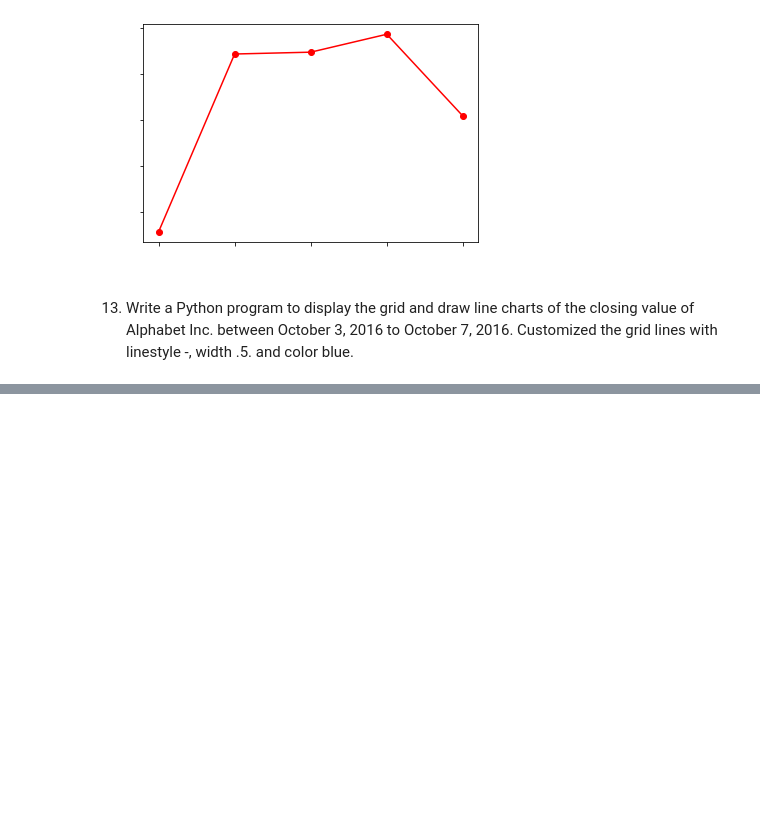
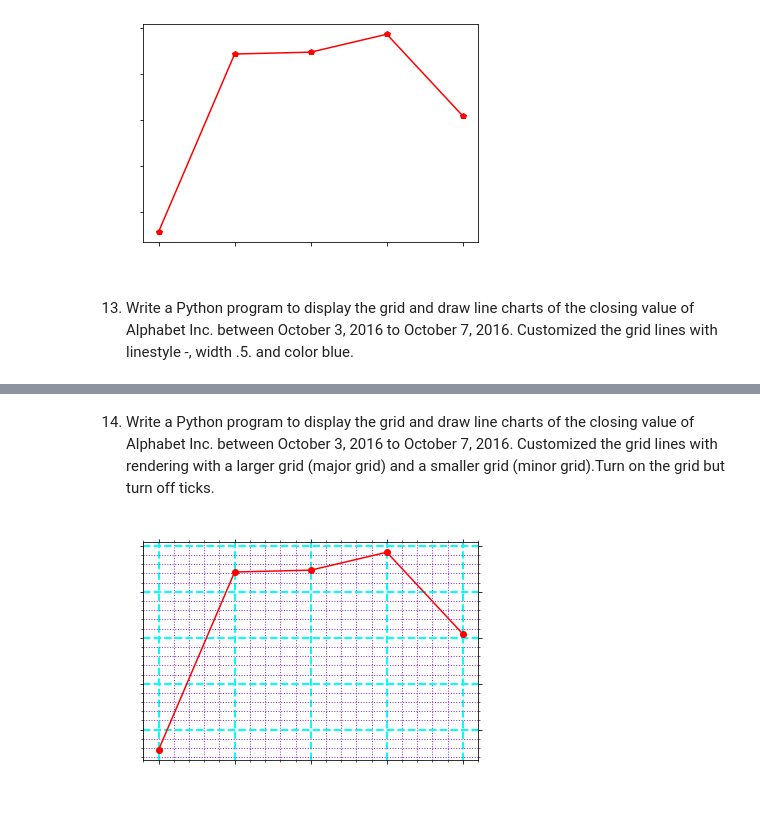
Before and after one commit to shaikhfarzana/Python-Libraries, a Jupyter notebook: Mathplotlib_Problems/Matplotlib_Problems.ipynb, the cells around one changed output, grey strips where cells are left out. Drawn from its saved outputs; the diff is of its cells as text; code cells hidden in the pictures; blank space fills up the shorter version.

```diff
--- a/Mathplotlib_Problems/Matplotlib_Problems.ipynb
+++ b/Mathplotlib_Problems/Matplotlib_Problems.ipynb
@@ -480,0 +476,67 @@ if __name__ == "__main__":
+# %% [markdown]
+14. Write a Python program to display the grid and draw line charts of the closing value of Alphabet Inc. between October 3, 2016 to October 7, 2016. Customized the grid lines with rendering with a larger grid (major grid) and a smaller grid (minor grid).Turn on the grid but turn off ticks.
+# %%
+import datetime as DT
+from matplotlib import pyplot as plt
+from matplotlib.dates import date2num
+
+def to_customise_grid_lines():
+   """
+       Description:
+          Function is used to customise major and minor grid lines.
+       Parameter:
+          No parameter required.
+       Return:
+          Returns nothing.
+    """
+
+   data = [(DT.datetime.strptime('2016-10-03', "%Y-%m-%d"), 772.559998),
+         (DT.datetime.strptime('2016-10-04', "%Y-%m-%d"), 776.429993),
+         (DT.datetime.strptime('2016-10-05', "%Y-%m-%d"), 776.469971),
+         (DT.datetime.strptime('2016-10-06', "%Y-%m-%d"), 776.859985),
+         (DT.datetime.strptime('2016-10-07', "%Y-%m-%d"), 775.080017 )]
+
+   x = [date2num(date) for (date, value) in data]
+   y = [value for (date, value) in data]
+
+   fig = plt.figure()
+
+   graph = fig.add_subplot(111)
+
+   # Plot the data as a red line with round markers
+   graph.plot(x,y,'r-o')
+
+   # Set the xtick locations
+   graph.set_xticks(x)
+
+   # Set the xtick labels
+   graph.set_xticklabels(
+         [date.strftime("%Y-%m-%d") for (date, value) in data]
+         )
+
+   plt.title('Closing stock value of Alphabet Inc.', color='white')
+   plt.xlabel('Date', color= 'white')
+   plt.ylabel('Closing value', color = 'white')
+   plt.xticks( color = 'white')
+   plt.yticks( color = 'white')
+   # Customize the grid
+   # Turn on the minor TICKS, which are required for the minor GRID
+   plt.minorticks_on()
+
+    # Customize the major grid
+   plt.grid(which='major', linestyle='--', linewidth='2.0', color='cyan')
+    # Customize the minor grid
+   plt.grid(which='minor', linestyle=':', linewidth='1.0', color='blueviolet')
+
+    # Turn off the display of all ticks.
+   plt.tick_params(which='both', # Options for both major and minor ticks
+                    top='off', # turn off top ticks
+                    left='off', # turn off left ticks
+                    right='off',  # turn off right ticks
+                    bottom='off') # turn off bottom ticks
+   plt.show()
+
+if __name__ == "__main__":
+    to_customise_grid_lines()
+# %% [output]
+[figure, added]
```
Also changed, not shown: parts of 5 cells of this notebook.
